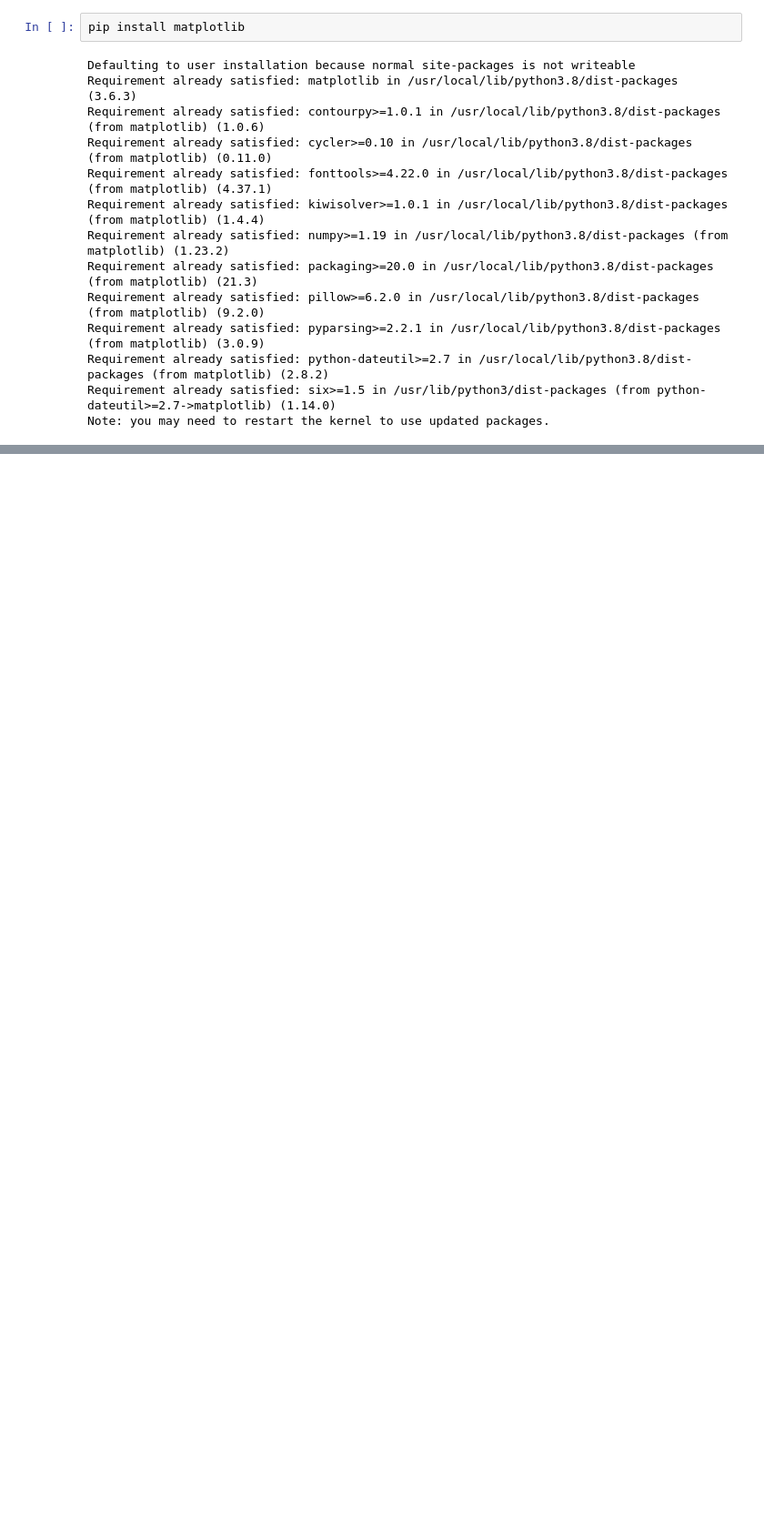
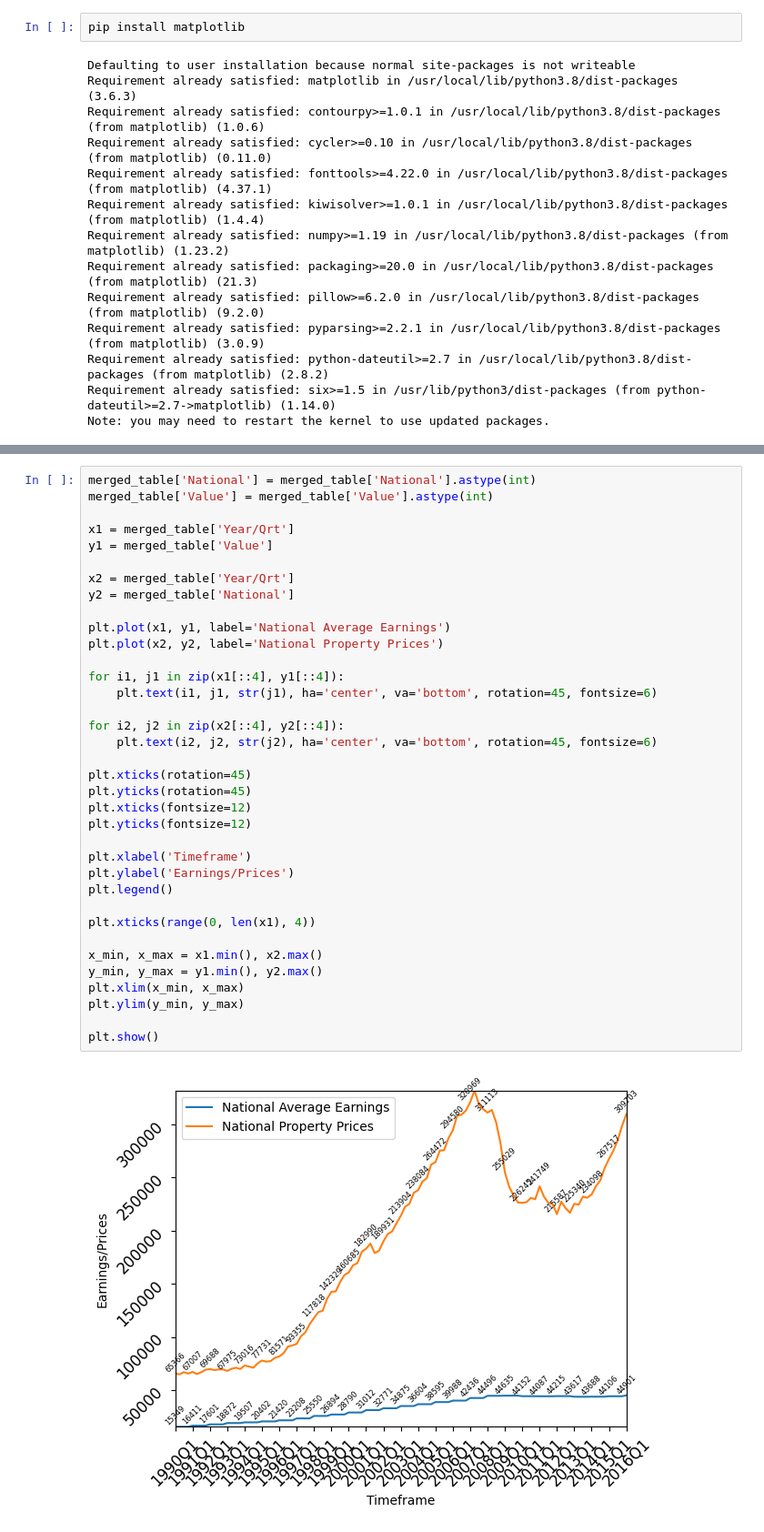
Before and after one commit to Ricey28/Data-Analytics, a Jupyter notebook: mergeTables&Visualisation.ipynb, the cells around one changed output, grey strips where cells are left out. Shown: that part at 91% size. Cells and saved outputs as stored; diff of their text form; blank space fills up the shorter version.

```diff
--- a/mergeTables&Visualisation.ipynb
+++ b/mergeTables&Visualisation.ipynb
@@ -161,0 +187,38 @@ plt.show()
+# %%
+merged_table['National'] = merged_table['National'].astype(int)
+merged_table['Value'] = merged_table['Value'].astype(int)
+
+x1 = merged_table['Year/Qrt']
+y1 = merged_table['Value']
+
+x2 = merged_table['Year/Qrt']
+y2 = merged_table['National']
+
+plt.plot(x1, y1, label='National Average Earnings')
+plt.plot(x2, y2, label='National Property Prices')
+
+for i1, j1 in zip(x1[::4], y1[::4]):
+    plt.text(i1, j1, str(j1), ha='center', va='bottom', rotation=45, fontsize=6)
+
+for i2, j2 in zip(x2[::4], y2[::4]):
+    plt.text(i2, j2, str(j2), ha='center', va='bottom', rotation=45, fontsize=6)
+
+plt.xticks(rotation=45)
+plt.yticks(rotation=45)
+plt.xticks(fontsize=12)
+plt.yticks(fontsize=12)
+
+plt.xlabel('Timeframe')
+plt.ylabel('Earnings/Prices')
+plt.legend()
+
+plt.xticks(range(0, len(x1), 4))
+
+x_min, x_max = x1.min(), x2.max()
+y_min, y_max = y1.min(), y2.max()
+plt.xlim(x_min, x_max)
+plt.ylim(y_min, y_max)
+
+plt.show()
+# %% [output]
+[figure, added]
```
Also changed, not shown: parts of 2 cells of this notebook.
